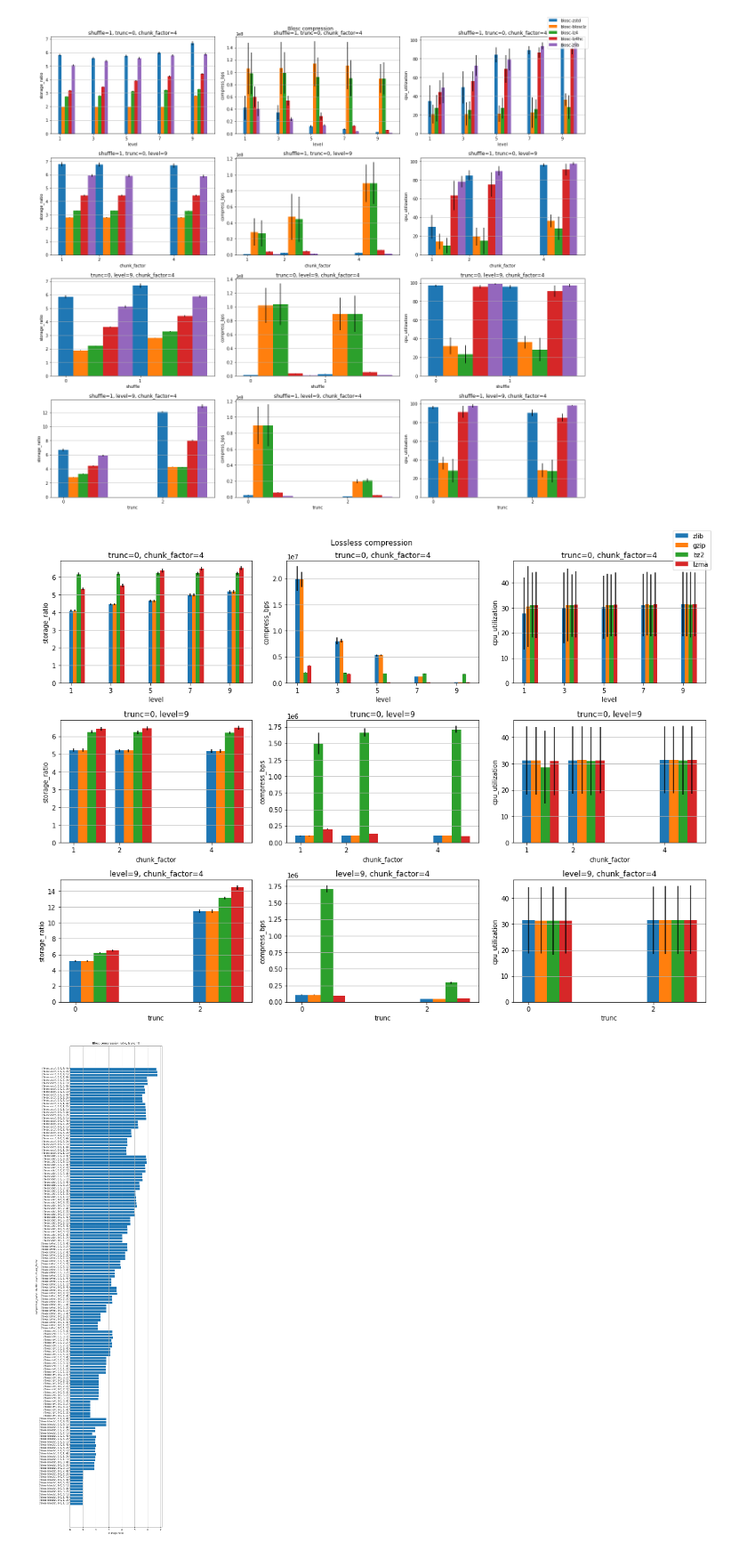
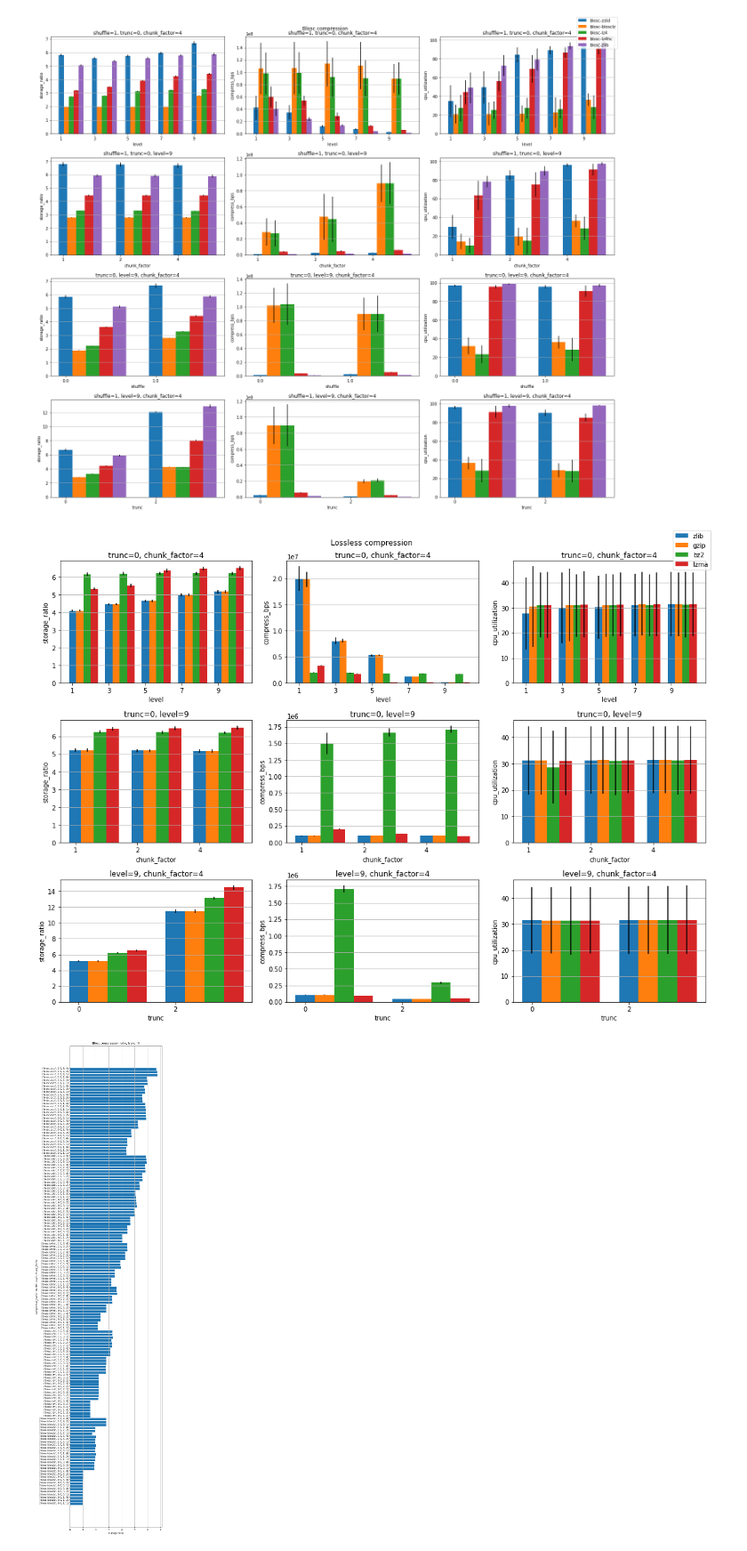
Before and after one commit to AllenNeuralDynamics/lightsheet-compression-tests, a Jupyter notebook: compression_plots.ipynb, the cells around one changed output. Shown at 89% size. Cells and saved outputs as stored; diff of their text form; code cells hidden in the pictures.

Commit message:
update plots

```diff
--- a/compression_plots.ipynb
+++ b/compression_plots.ipynb
@@ -4,36 +4,45 @@ import matplotlib.pyplot as plt
 import pandas as pd
 import numpy as np
 # %%
-filepath = r"Y:\aindtemp\cameron.arshadi\compression-metrics_02-10_exm-hemi-brain.zarr.csv"
-df = pd.read_csv(filepath, index_col='test_number')
+def read_df(input_file):
+    return pd.read_csv(input_file, index_col='test_number')
+
+filepath = r"Y:\allen\scratch\aindtemp\cameron.arshadi\compression-metrics_02-10_exm-hemi-brain.zarr.csv"
+df = read_df(filepath)
 # %%
-def barplot(df, ax, x_key, y_key, secondary_y_key=None, bar_width=0.3, **kwargs):
+def barplot(df, ax, x_key, y_key, secondary_y_key=None, bar_width=0.2, title=None, **kwargs):
     if secondary_y_key is not None:
         ax2 = ax.twinx()
     for i, compressor in enumerate(df['compressor_name'].unique().tolist()):
         filtered_df = df[df['compressor_name'] == compressor]
-        title = []
+        default_title = []
         for key, val in kwargs.items():
             filtered_df = filtered_df[filtered_df[key] == val]
-            title.append(f"{key}={val}")
-        title = ", ".join(title)
+            default_title.append(f"{key}={val}")
+        default_title = ", ".join(default_title)
         mean_df = filtered_df.groupby([x_key]).mean().sort_index()
         x = mean_df.index.to_numpy()
         y = mean_df[y_key].to_numpy()
+        a = np.arange(len(x))
         yerr = filtered_df.groupby([x_key]).std().sort_index()[y_key].to_numpy()
-        ax.bar(x + (i * bar_width), y, bar_width, yerr=yerr, label=compressor)
-        ax.set_xticks(x)
+        ax.bar(a + (i * bar_width), y, bar_width, yerr=yerr, label=compressor)
+        ax.set_xticks(a)
+        ax.set_xticklabels(x)
         if secondary_y_key is not None:
             t = mean_df[secondary_y_key].to_numpy()
-            ax2.plot(x, t)
+            ax2.plot(a, t)
+            ax2.set_xticks(a)
             ax2.set_ylabel(secondary_y_key)
     ax.set_ylabel(y_key)
     ax.grid(axis='y')
     ax.set_xlabel(x_key)
-    ax.set_title(title)
+    if title is None:
+        ax.set_title(default_title)
+    else:
+        ax.set_title(title)
 
 
-def bargrid(df, x_keys, y_keys, secondary_y_key, defaults, rows, cols, figsize):
+def bargrid(df, x_keys, y_keys, secondary_y_key, defaults, rows, cols, figsize, bar_width=0.2):
     """grid of barplots. rows * cols should equal |x_keys| * |y_keys|"""
     keys = list(itertools.product(x_keys, y_keys))
     fig, axes = plt.subplots(rows, cols, figsize=figsize)
@@ -47,7 +56,7 @@ def bargrid(df, x_keys, y_keys, secondary_y_key, defaults, rows, cols, figsize):
             x_key=xy_keys[0],
             y_key=xy_keys[1],
             secondary_y_key=secondary_y_key,
-            bar_width=0.2,
+            bar_width=bar_width,
             **defaults_no_x
         )
     handles, labels = axes.ravel()[0].get_legend_handles_labels()
@@ -55,25 +64,25 @@ def bargrid(df, x_keys, y_keys, secondary_y_key, defaults, rows, cols, figsize):
 # %%
 blosc_df = df[df['compressor_name'].str.contains('blosc')]
 
 x_keys = ['level',  'chunk_factor', 'shuffle', 'trunc']
 y_keys = ['storage_ratio', 'compress_bps', 'cpu_utilization']
 defaults = {
     'shuffle': 1,
     'trunc': 0,
     'level': 9,
     'chunk_factor': 4
 }
 
 # number of plots == product of x and y keys
 rows = 4
 cols = 3
-bargrid(blosc_df, x_keys, y_keys, None, defaults, rows, cols, figsize=(19,17))
+bargrid(blosc_df, x_keys, y_keys, None, defaults, rows, cols, figsize=(20,17), bar_width=0.15)
 plt.suptitle(f"Blosc compression")
 plt.tight_layout()
 # %% [output]
-[figure, old version]
+[figure, new version]
 # %%
-lossless_df = df[df['compressor_name'].str.contains('lossless')]
+lossless_df = df[~df['compressor_name'].str.contains('blosc')]
 
 x_keys = ['level', 'chunk_factor', 'trunc']
 y_keys = ['storage_ratio', 'compress_bps', 'cpu_utilization']
@@ -89,7 +98,7 @@ bargrid(lossless_df, x_keys, y_keys, None, defaults, rows, cols, figsize=(15,11)
 plt.suptitle("Lossless compression")
 plt.tight_layout()
 # %% [output]
-[figure, old version]
+[figure, new version]
 # %%
 def plot_ratios(df, y_labels, title):
     """adapted from http://alimanfoo.github.io/2016/09/21/genotype-compression-benchmark.html"""
```
Also changed, not shown: parts of 3 cells of this notebook.
